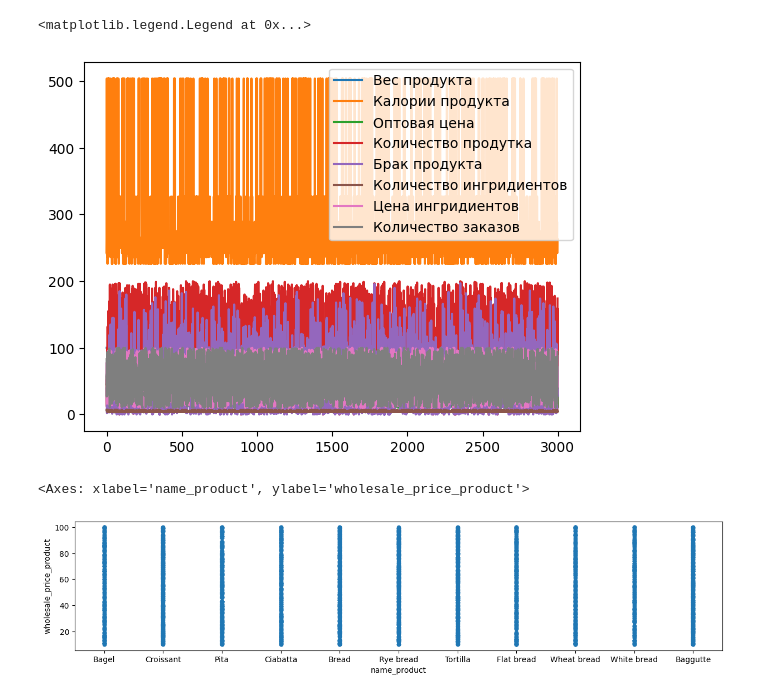
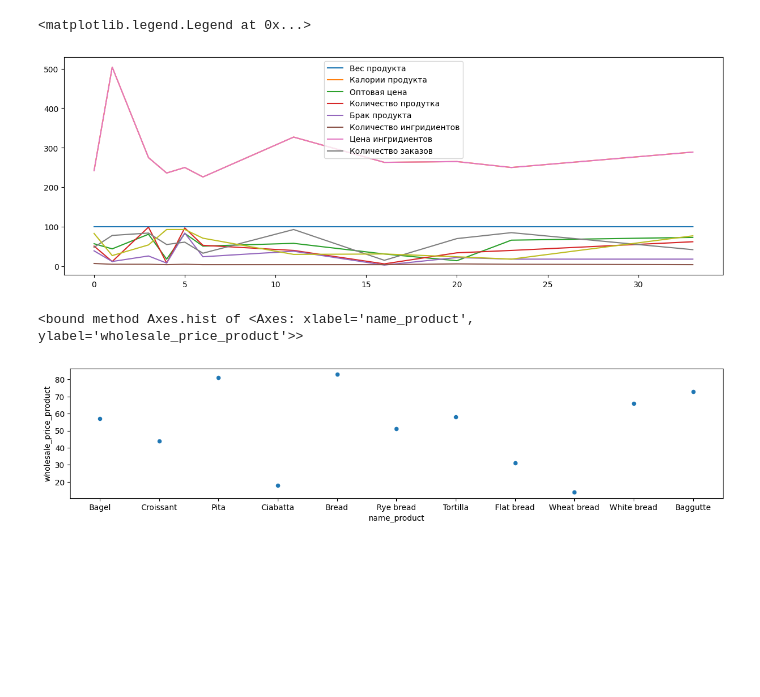
Before and after one commit to SpaceGuardinc/ds_reu, a Jupyter notebook: analitic.ipynb, the cells around one changed output. Saved outputs shown, nothing was run; the diff lists cells and outputs as text; code cells hidden in the pictures; blank space fills up the shorter version.

```diff
--- a/analitic.ipynb
+++ b/analitic.ipynb
@@ -71,17 +71,19 @@ plt.legend(["Вес продукта",
 # %%
-answer_df.plot().legend(["Вес продукта",
+"""Общий вид данных в виде обычного графика"""
+answer_df.drop_duplicates(subset=['name_product']).plot(figsize=(15,5)).legend(["Вес продукта",
                         "Калории продукта",
                         "Оптовая цена",
                         "Количество продутка",
                         "Брак продукта",
                         "Количество ингридиентов",
                         "Цена ингридиентов",
                         "Количество заказов"])
 # %% [output]
 <matplotlib.legend.Legend at 0x...>
-[figure, old version]
+[figure, new version]
 # %%
-answer_df.plot.scatter(x = 'name_product', y = 'wholesale_price_product', figsize = (15, 3))
+"""Оптовая цена на продукты в виде точечной диаграмы"""
+answer_df.drop_duplicates(subset="name_product").plot.scatter(x = 'name_product', y = 'wholesale_price_product', figsize = (15, 3))
 # %% [output]
-<Axes: xlabel='name_product', ylabel='wholesale_price_product'>
+<bound method Axes.hist of <Axes: xlabel='name_product', ylabel='wholesale_price_product'>>
-[figure, old version]
+[figure, new version]
```
Also changed, not shown: parts of 7 cells of this notebook.
